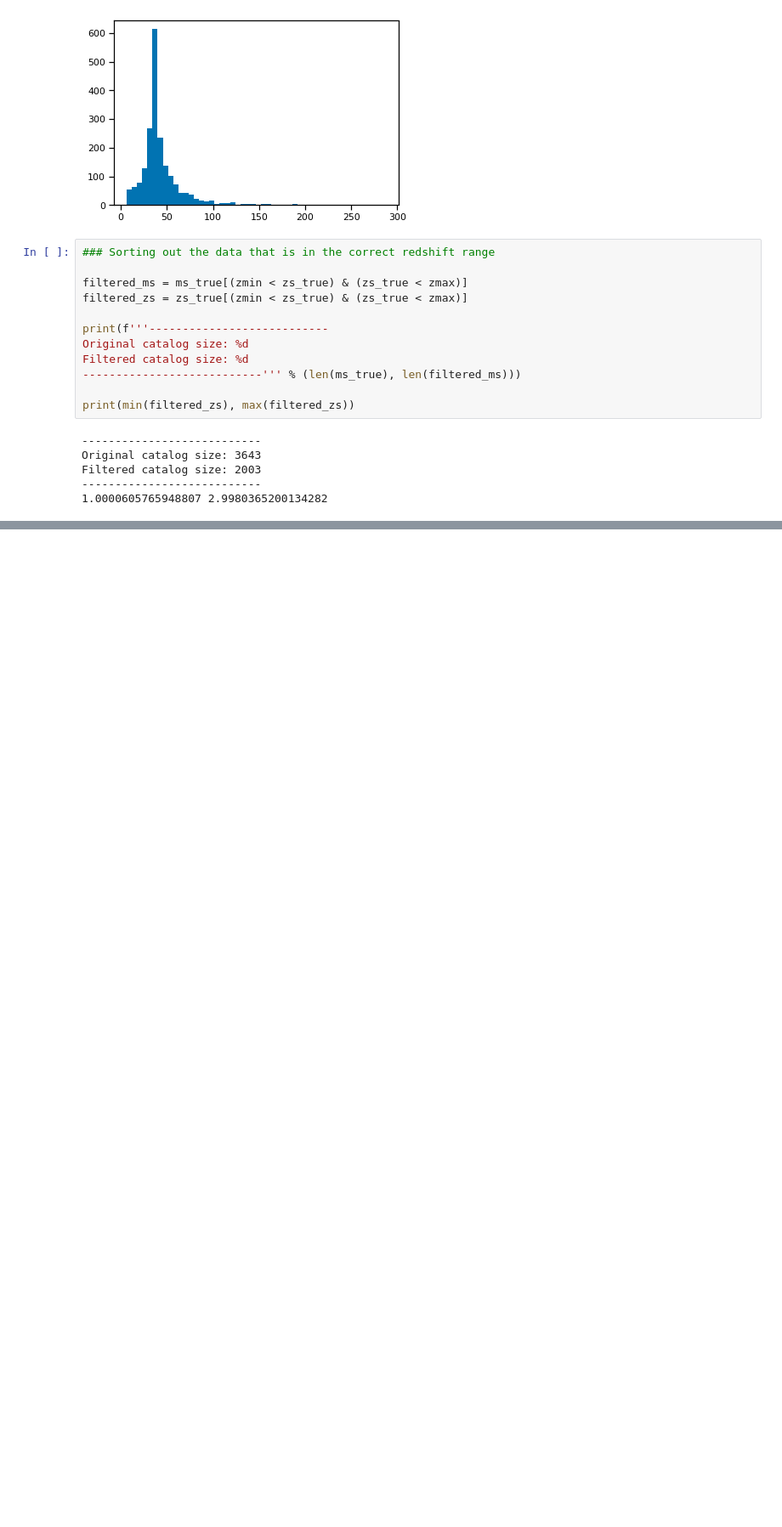
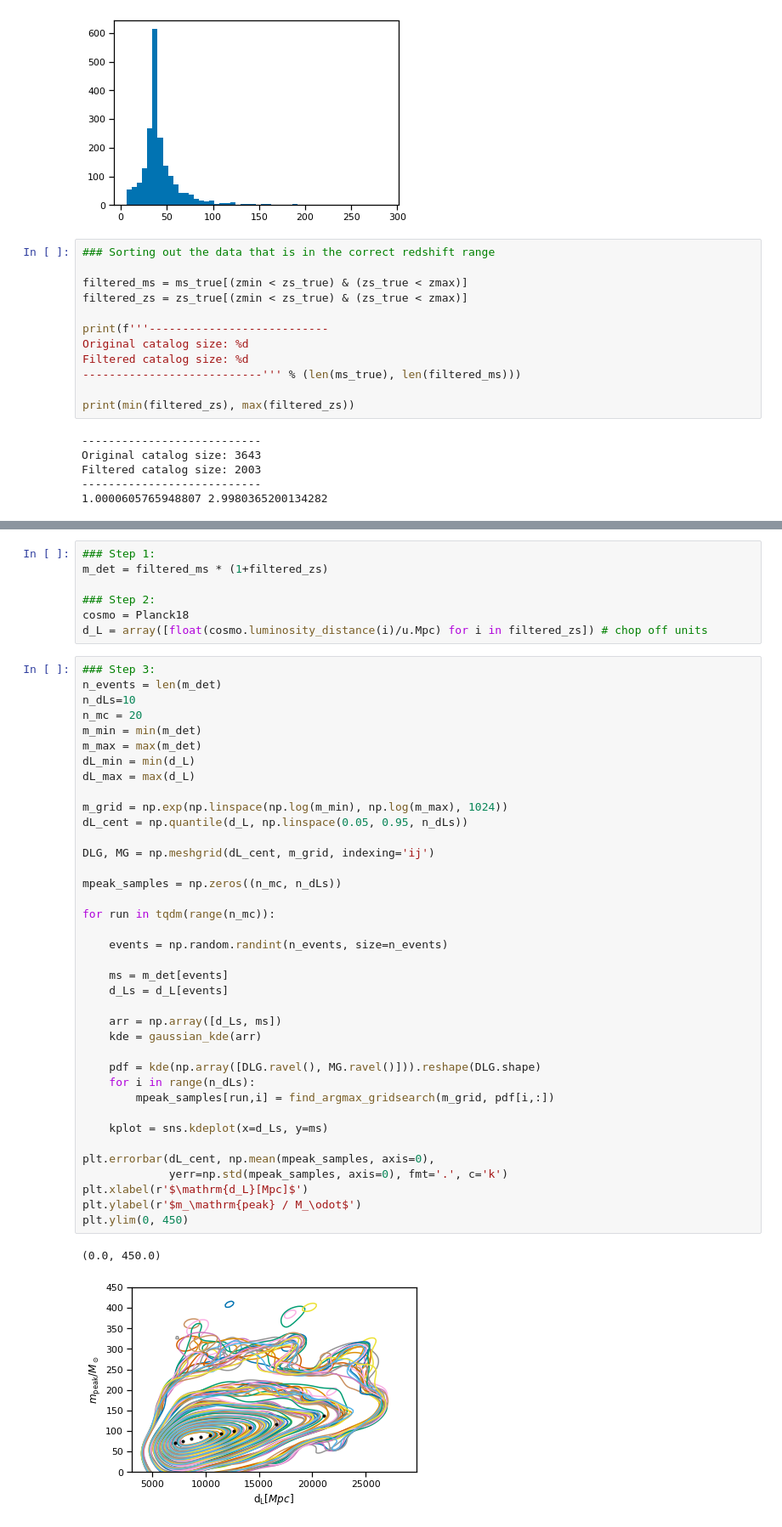
Before and after one commit to farr/FastMFCosmology, a Jupyter notebook: Work-with-true.ipynb, the cells around one changed output, grey strips where cells are left out. Shown at 85% size. Cells and saved outputs as stored; diff of their text form; blank space fills up the shorter version.

```diff
--- a/Work-with-true.ipynb
+++ b/Work-with-true.ipynb
@@ -247,0 +278,48 @@ Text(0, 0.5, '$m_\\mathrm{peak} / M_\\odot$')
+# %%
+### Step 1:
+m_det = filtered_ms * (1+filtered_zs)
+
+### Step 2:
+cosmo = Planck18
+d_L = array([float(cosmo.luminosity_distance(i)/u.Mpc) for i in filtered_zs]) # chop off units
+# %%
+### Step 3:
+n_events = len(m_det)
+n_dLs=10
+n_mc = 20
+m_min = min(m_det)
+m_max = max(m_det)
+dL_min = min(d_L)
+dL_max = max(d_L)
+
+m_grid = np.exp(np.linspace(np.log(m_min), np.log(m_max), 1024))
+dL_cent = np.quantile(d_L, np.linspace(0.05, 0.95, n_dLs))
+
+DLG, MG = np.meshgrid(dL_cent, m_grid, indexing='ij')
+
+mpeak_samples = np.zeros((n_mc, n_dLs))
+
+for run in tqdm(range(n_mc)):
+
+    events = np.random.randint(n_events, size=n_events)
+
+    ms = m_det[events]
+    d_Ls = d_L[events]
+
+    arr = np.array([d_Ls, ms])
+    kde = gaussian_kde(arr)
+
+    pdf = kde(np.array([DLG.ravel(), MG.ravel()])).reshape(DLG.shape)
+    for i in range(n_dLs):
+        mpeak_samples[run,i] = find_argmax_gridsearch(m_grid, pdf[i,:])
+
+    kplot = sns.kdeplot(x=d_Ls, y=ms)
+
+plt.errorbar(dL_cent, np.mean(mpeak_samples, axis=0),
+             yerr=np.std(mpeak_samples, axis=0), fmt='.', c='k')
+plt.xlabel(r'$\mathrm{d_L}[Mpc]$')
+plt.ylabel(r'$m_\mathrm{peak} / M_\odot$')
+plt.ylim(0, 450)
+# %% [output]
+(0.0, 450.0)
+[figure, added]
```
Also changed, not shown: parts of 8 cells of this notebook.
